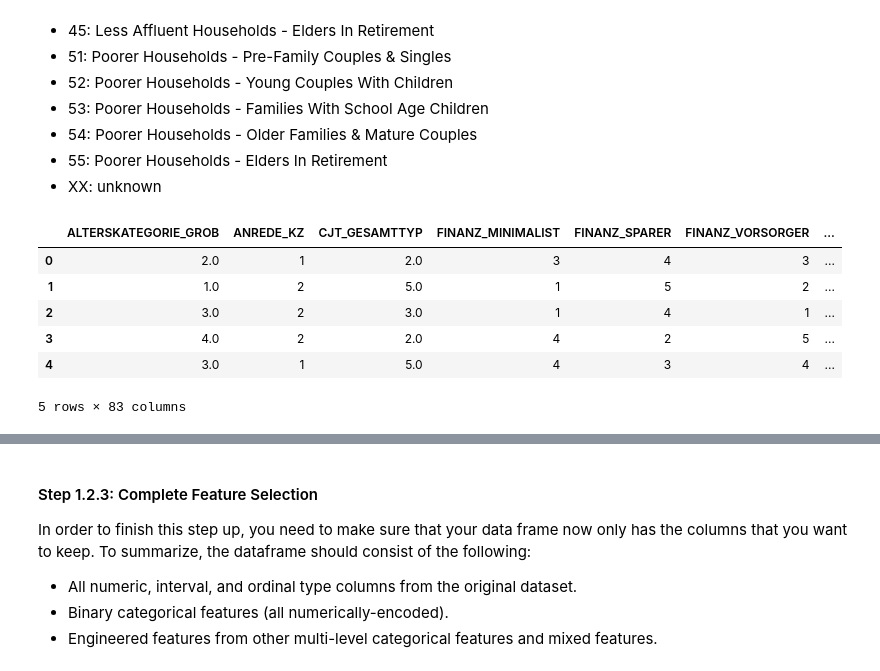
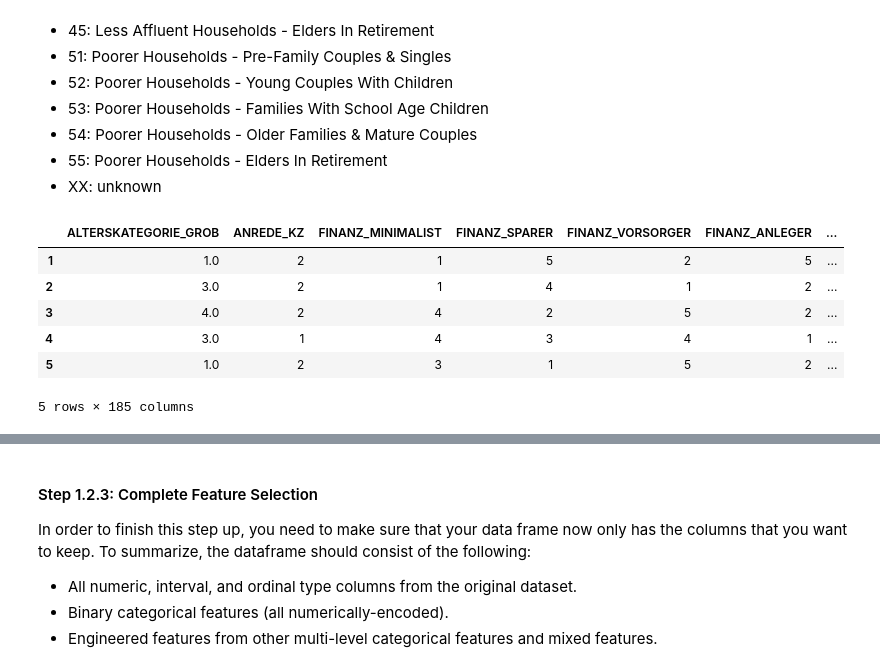
Before and after one commit to aimolytics/udacity-identify-customer-segmentation, a Jupyter notebook: Identify_Customer_Segments.ipynb, the cells around one changed output, grey strips where cells are left out. Cells and saved outputs as stored; diff of their text form; code cells hidden in the pictures.

```diff
--- a/Identify_Customer_Segments.ipynb
+++ b/Identify_Customer_Segments.ipynb
@@ -529,16 +529,11 @@ multi_cat_vars = []
 
 for att_name in categorical_variables["attribute"]:
     if df_row_less_30[att_name].nunique() == 2:
-        #print(att_name)
         binary_cat_vars.append(att_name)
     elif df_row_less_30[att_name].nunique() > 2:
-        #print(att_name)
         multi_cat_vars.append(att_name)
 
-#print(f"Binary: {binary_cat_vars}")
-#print(f"Multi: {multi_cat_vars}")
-
-for var in binary_cat_vars:
-    df_row_less_30[var] = df_row_less_30[var].replace(-1, 0)
+new_values = {'W': 0, 'O': 1}
+df_row_less_30 = df_row_less_30.replace({'OST_WEST_KZ':new_values})
 
 df_encoded = pd.get_dummies(df_row_less_30, columns=multi_cat_vars, drop_first=True)
@@ -608,8 +598,10 @@ movement_mapping = {
 }
 
 original_feature = 'PRAEGENDE_JUGENDJAHRE'
-azdias_dt['PRAEGENDE_JUGENDJAHRE_decade'] = azdias_dt[original_feature].map(decade_mapping)
-azdias_dt['PRAEGENDE_JUGENDJAHRE_movement'] = azdias_dt[original_feature].map(movement_mapping)
+df_encoded['PRAEGENDE_JUGENDJAHRE_decade'] = df_encoded[original_feature].map(decade_mapping)
+df_encoded['PRAEGENDE_JUGENDJAHRE_movement'] = df_encoded[original_feature].map(movement_mapping)
+#azdias_dt['PRAEGENDE_JUGENDJAHRE_decade'] = azdias_dt[original_feature].map(decade_mapping)
+#azdias_dt['PRAEGENDE_JUGENDJAHRE_movement'] = azdias_dt[original_feature].map(movement_mapping)
 # %% [markdown]
 # Investigate "CAMEO_INTL_2015" and engineer two new variables.
 German CAMEO: Wealth / Life Stage Typology, mapped to international code
@@ -641,39 +633,27 @@ German CAMEO: Wealth / Life Stage Typology, mapped to international code
 - 55: Poorer Households - Elders In Retirement
 - XX: unknown
 # %%
-# variable 1: wealth
-wealth_mapping = {
-    11: 1, 12: 1, 13: 1, 14: 1, 15: 1,  # Wealthy Households
-    21: 2, 22: 2, 23: 2, 24: 2, 25: 2,  # Prosperous Households
-    31: 3, 32: 3, 33: 3, 34: 3, 35: 3,  # Comfortable Households
-    41: 4, 42: 4, 43: 4, 44: 4, 45: 4,  # Less Affluent Households
-    51: 5, 52: 5, 53: 5, 54: 5, 55: 5,  # Poorer Households
-    'XX': -1  # Unknown
-}
+wealth_mapping = {'11':1, '12':1, '13':1, '14':1, '15':1, '21':2, '22':2, '23':2, '24':2, '25':2,
+               '31':3, '32':3, '33':3, '34':3, '35':3, '41':4, '42':4, '43':4, '44':4, '45':4,
+               '51':5, '52':5, '53':5, '54':5, '55':5}
 
-# variable 2: life stage
-life_stage_mapping = {
-    11: 1, 21: 1, 31: 1, 41: 1, 51: 1,  # Pre-Family Couples & Singles
-    12: 2, 22: 2, 32: 2, 42: 2, 52: 2,  # Young Couples With Children
-    13: 3, 23: 3, 33: 3, 43: 3, 53: 3,  # Families With School Age Children
-    14: 4, 24: 4, 34: 4, 44: 4, 54: 4,  # Older Families & Mature Couples
-    15: 5, 25: 5, 35: 5, 45: 5, 55: 5,  # Elders In Retirement
-    'XX': -1  # Unknown
-}
+life_stage_mapping = {'11':1, '12':2, '13':3, '14':4, '15':5, '21':1, '22':2, '23':3, '24':4, '25':5,
+                   '31':1, '32':2, '33':3, '34':4, '35':5, '41':1, '42':2, '43':3, '44':4, '45':5,
+                   '51':1, '52':2, '53':3, '54':4, '55':5}
 
 original_feature = 'CAMEO_INTL_2015'
-azdias_dt['CAMEO_INTL_2015_wealth'] = azdias_dt[original_feature].map(wealth_mapping)
-azdias_dt['CAMEO_INTL_2015_life_stage'] = azdias_dt[original_feature].map(life_stage_mapping)
+df_encoded['CAMEO_INTL_2015_wealth'] = df_encoded[original_feature].map(wealth_mapping)
+df_encoded['CAMEO_INTL_2015_life_stage'] = df_encoded[original_feature].map(life_stage_mapping)
 # %%
-azdias_dt.head()
+df_encoded.head()
 # %% [output]
-|  | ALTERSKATEGORIE_GROB | ANREDE_KZ | CJT_GESAMTTYP | FINANZ_MINIMALIST | FINANZ_SPARER | FINANZ_VORSORGER | ... |
-| 0 | 2.0 | 1 | 2.0 | 3 | 4 | 3 | ... |
-| 1 | 1.0 | 2 | 5.0 | 1 | 5 | 2 | ... |
-| 2 | 3.0 | 2 | 3.0 | 1 | 4 | 1 | ... |
-| 3 | 4.0 | 2 | 2.0 | 4 | 2 | 5 | ... |
-| 4 | 3.0 | 1 | 5.0 | 4 | 3 | 4 | ... |
+|  | ALTERSKATEGORIE_GROB | ANREDE_KZ | FINANZ_MINIMALIST | FINANZ_SPARER | FINANZ_VORSORGER | FINANZ_ANLEGER | ... |
+| 1 | 1.0 | 2 | 1 | 5 | 2 | 5 | ... |
+| 2 | 3.0 | 2 | 1 | 4 | 1 | 2 | ... |
+| 3 | 4.0 | 2 | 4 | 2 | 5 | 2 | ... |
+| 4 | 3.0 | 1 | 4 | 3 | 4 | 1 | ... |
+| 5 | 1.0 | 2 | 3 | 1 | 5 | 2 | ... |
-5 rows × 83 columns
+5 rows × 185 columns
 # %% [markdown]
 #### Discussion 1.2.2: Engineer Mixed-Type Features
 
```
Also changed, not shown: parts of 52 cells of this notebook.
